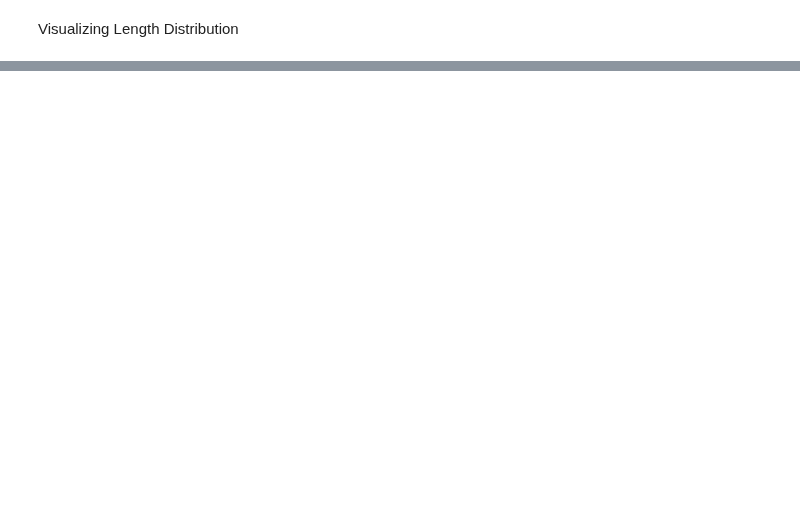
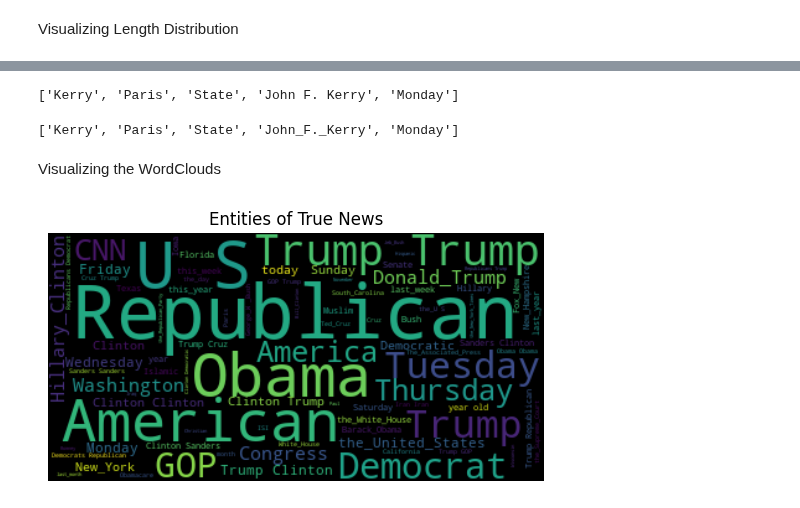
Before and after one commit to alberto-lorente/Make_Believe_v2, a Jupyter notebook: 0. Data Analysis.ipynb, the cells around one changed output, grey strips where cells are left out. Drawn from its saved outputs; the diff is of its cells as text; code cells hidden in the pictures; blank space fills up the shorter version.

```diff
--- a/0. Data Analysis.ipynb
+++ b/0. Data Analysis.ipynb
@@ -129,0 +188,3 @@ plt.show()
+# %%
+true_news_entities = news_processed[news_processed["polarity"] == "True"]["entities"].to_list()
+fake_news_entities = news_processed[news_processed["polarity"] == "Fake"]["entities"].to_list()
@@ -129,0 +195,5 @@ plt.show()
+# %%
+import itertools
+
+true_news_entities_list = list(itertools.chain.from_iterable(true_news_entities))
+fake_news_entities_list = list(itertools.chain.from_iterable(fake_news_entities))
@@ -129,0 +206,11 @@ plt.show()
+# %%
+true_news_entities_list[0:5]
+# %% [output]
+['Kerry', 'Paris', 'State', 'John F. Kerry', 'Monday']
+# %%
+processed_entities_true = [ent.replace(" ", "_") for ent in true_news_entities_list]
+processed_entities_fake = [ent.replace(" ", "_") for ent in fake_news_entities_list]
+# %%
+processed_entities_true[0:5]
+# %% [output]
+['Kerry', 'Paris', 'State', 'John_F._Kerry', 'Monday']
@@ -129,0 +220,14 @@ plt.show()
+# %% [markdown]
+Visualizing the WordClouds
+# %%
+from PIL import Image
+from wordcloud import WordCloud, STOPWORDS, ImageColorGenerator
+
+wordcloud_true = WordCloud().generate(" ".join(processed_entities_true))
+
+plt.imshow(wordcloud_true, interpolation='bilinear')
+plt.title("Entities of True News")
+plt.axis("off")
+plt.show()
+# %% [output]
+[figure, added]
```
Also changed, not shown: parts of 42 cells of this notebook, 1 other file.
